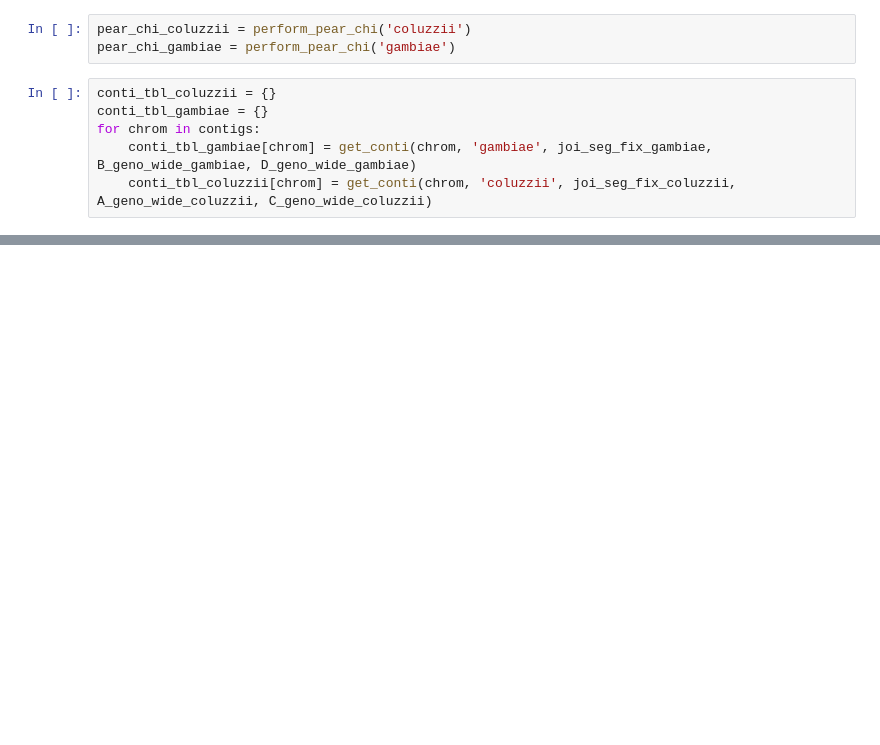
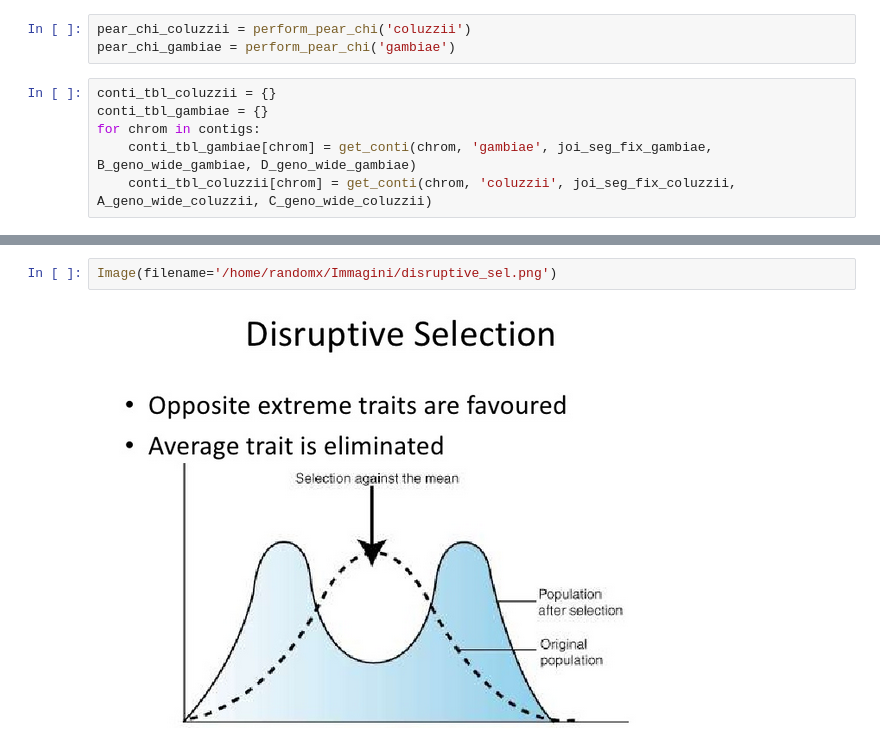
Before and after one commit to randomxsk8/notebooks, a Jupyter notebook: 10012019_Homogeneity Test.ipynb, the cells around one changed output, grey strips where cells are left out. Cells and saved outputs as stored; diff of their text form; blank space fills up the shorter version.

```diff
--- a/10012019_Homogeneity Test.ipynb
+++ b/10012019_Homogeneity Test.ipynb
@@ -531,0 +539,4 @@ hka_coluzzii.displayall()
+# %%
+Image(filename='/home/randomx/Immagini/disruptive_sel.png')
+# %% [output]
+[figure, added]
```
Also changed, not shown: parts of 24 cells of this notebook, 14 other files.
